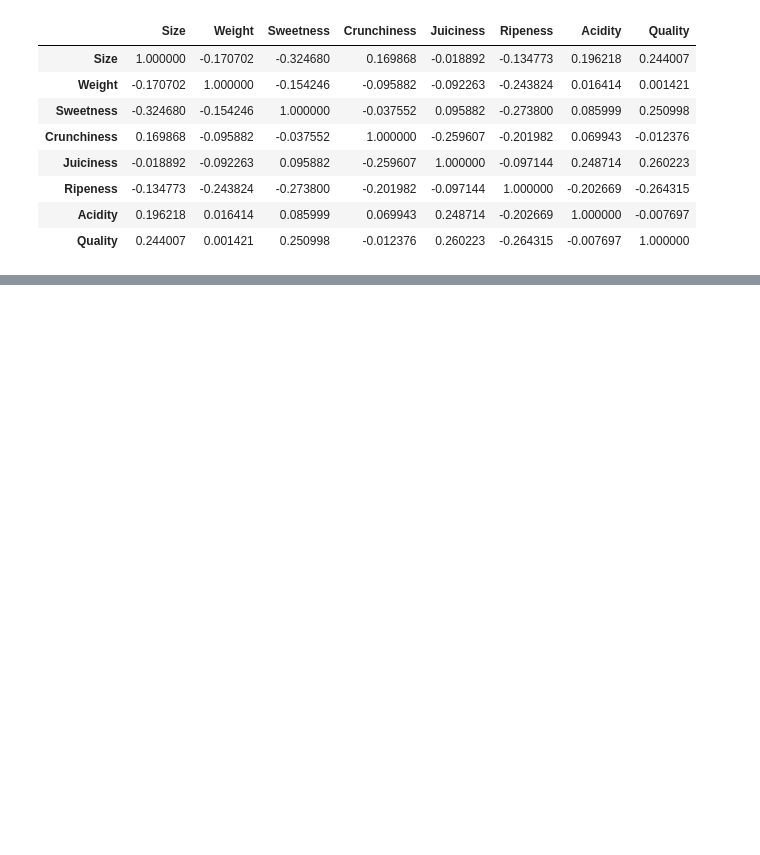
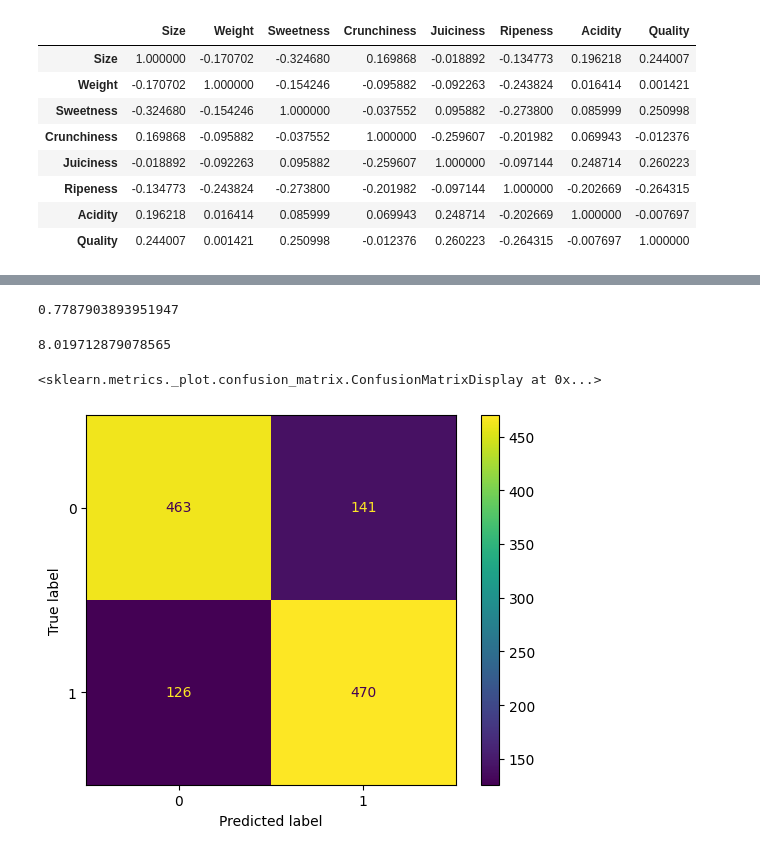
Before and after one commit to danilotavares-dev/logistic-regression-frutas-ML, a Jupyter notebook: modelo_frutas.ipynb, the cells around one changed output, grey strips where cells are left out. Drawn from its saved outputs; the diff is of its cells as text; code cells hidden in the pictures; blank space fills up the shorter version.

Commit message:
feat: base model training

```diff
--- a/modelo_frutas.ipynb
+++ b/modelo_frutas.ipynb
@@ -147,0 +150,8 @@ fig.show()
+# %%
+X = df_frutas.drop(columns=['Quality'], axis=1)
+y = df_frutas['Quality']
+
+X_train, X_test, y_train, y_test = train_test_split(X, y, test_size=0.3, random_state=51)
+# %%
+model_baseline = LogisticRegression(solver='liblinear')
+model_baseline.fit(X_train, y_train)
@@ -147,0 +162,3 @@ fig.show()
+# %%
+y_pred = model_baseline.predict(X_test)
+y_pred
@@ -147,0 +227,16 @@ fig.show()
+# %%
+f1_score_baseline = f1_score(y_test, y_pred)
+f1_score_baseline
+# %% [output]
+0.7787903893951947
+# %%
+log_loss(y_test, y_pred)
+# %% [output]
+8.019712879078565
+# %%
+confusion_matrix_baseline = confusion_matrix(y_test, y_pred)
+disp = ConfusionMatrixDisplay(confusion_matrix_baseline)
+disp.plot()
+# %% [output]
+<sklearn.metrics._plot.confusion_matrix.ConfusionMatrixDisplay at 0x...>
+[figure, added]
```
Also changed, not shown: parts of 10 cells of this notebook.
